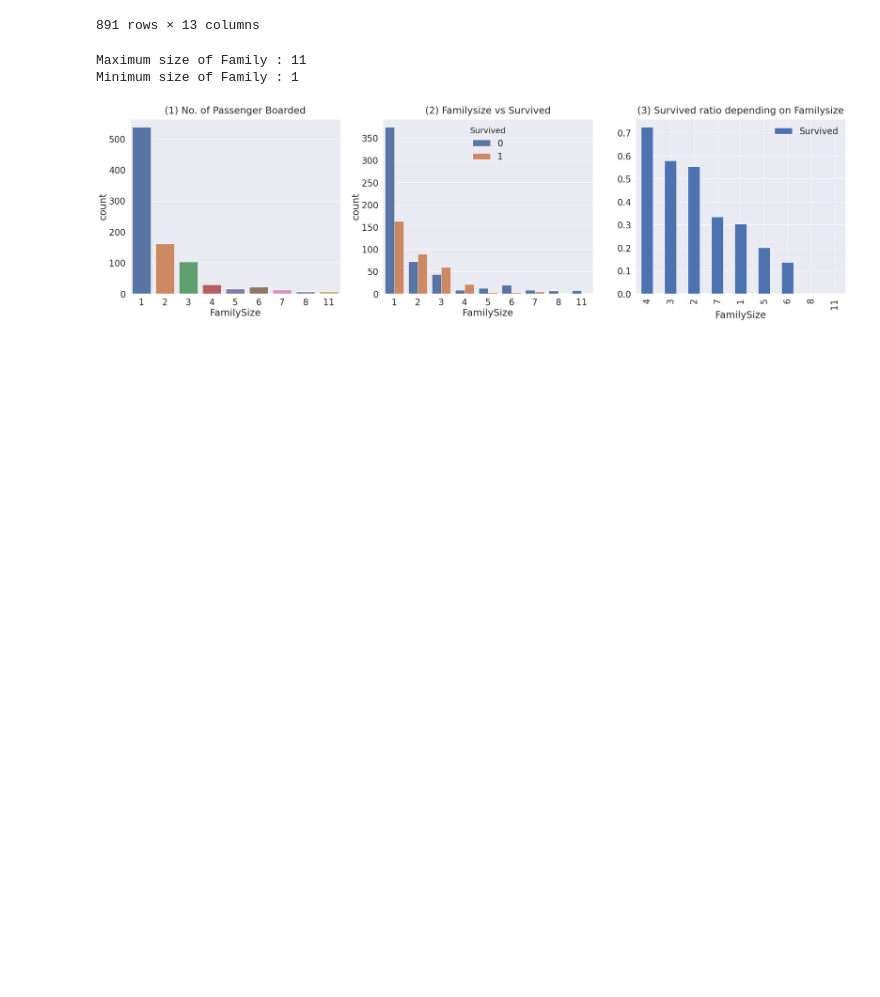
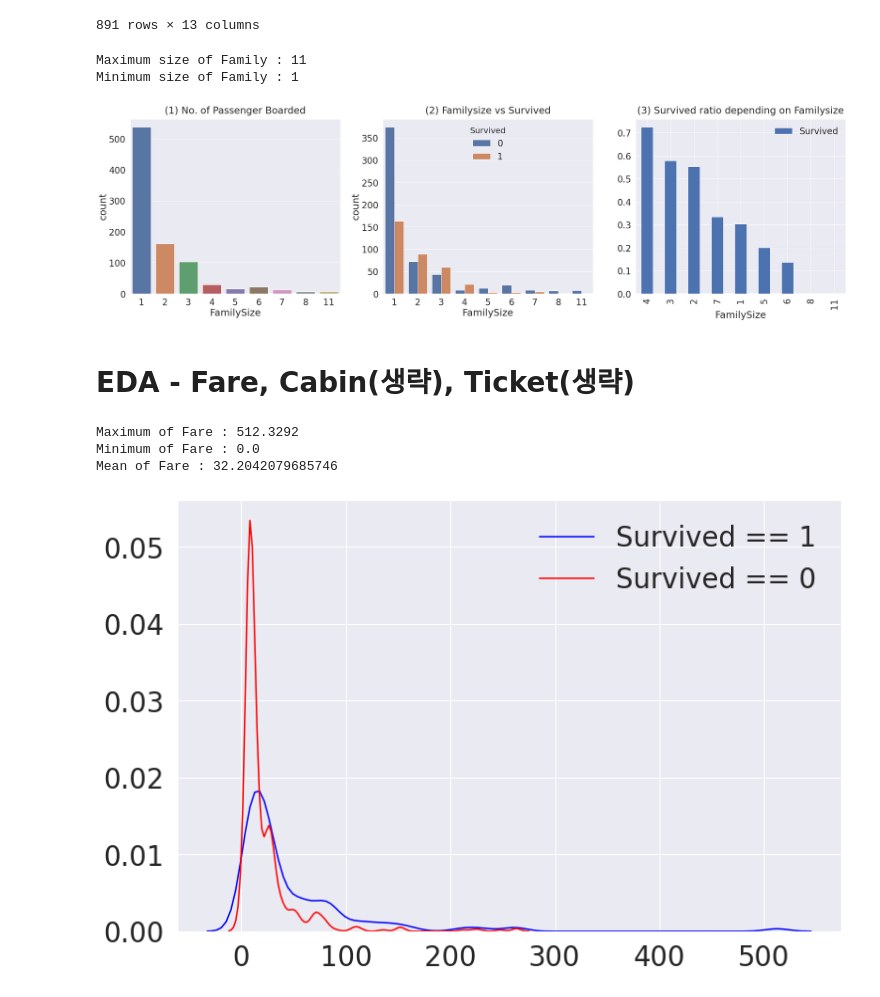
Before and after one commit to jhlee508/Kaggle, a Jupyter notebook: data-analysis-for-kaggle-titanic.ipynb, the cells around one changed output. Drawn from its saved outputs; the diff is of its cells as text; code cells hidden in the pictures; blank space fills up the shorter version.

```diff
--- a/data-analysis-for-kaggle-titanic.ipynb
+++ b/data-analysis-for-kaggle-titanic.ipynb
@@ -453,3 +453,21 @@ ax[2].set_title("(3) Survived ratio depending on Familysize", y = 1.02)
 plt.show()
 # %% [output]
 [figure]
+# %% [markdown]
+# EDA - Fare, Cabin(생략), Ticket(생략)
+# %%
+print("Maximum of Fare : {}".format(df_train["Fare"].max()))
+print("Minimum of Fare : {}".format(df_train["Fare"].min()))
+print("Mean of Fare : {}".format(df_train["Fare"].mean()))
+# %% [output]
+Maximum of Fare : 512.3292
+Minimum of Fare : 0.0
+Mean of Fare : 32.2042079685746
+# %%
+f, ax = plt.subplots(1, 1, figsize=(12, 8))
+sns.kdeplot(df_train[df_train["Survived"] == 1]["Fare"], ax = ax, c = 'blue')
+sns.kdeplot(df_train[df_train["Survived"] == 0]["Fare"], ax = ax, c = 'red')
+plt.legend(["Survived == 1", "Survived == 0"])
+plt.show()
+# %% [output]
+[figure, added]
```
Also changed, not shown: parts of 31 cells of this notebook.
